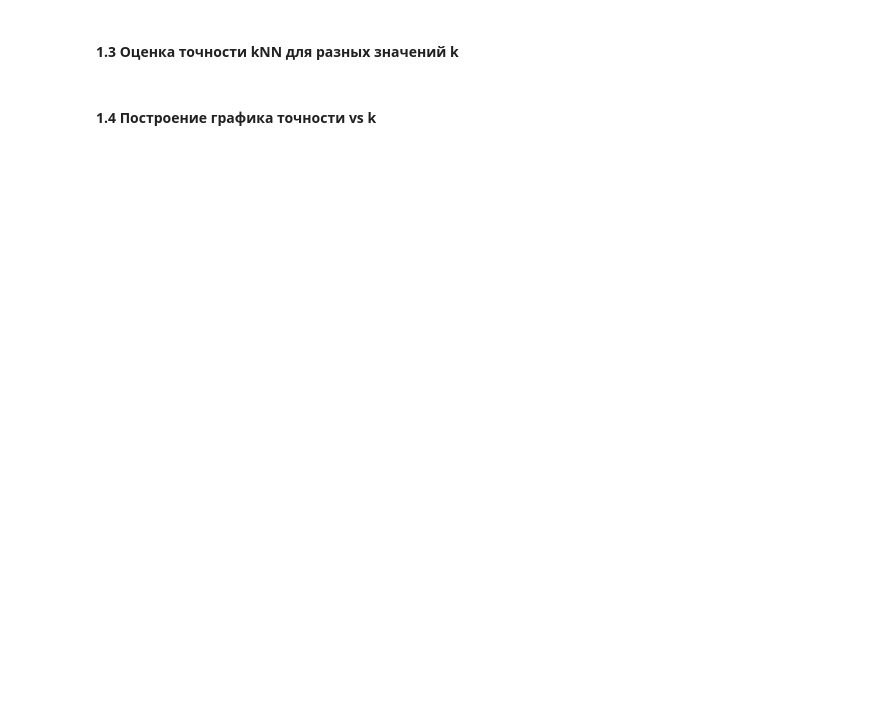
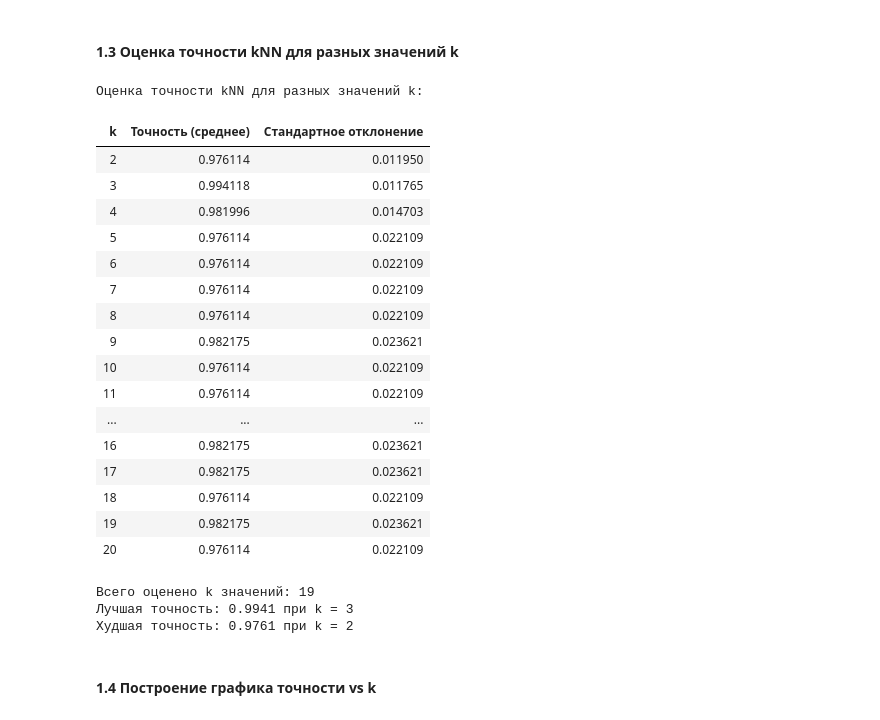
Before and after one commit to Education-Bugaev-RV/TOBD, a Jupyter notebook: ЛР (5)/notebook.ipynb, the cells around one changed output. Cells and saved outputs as stored; diff of their text form; code cells hidden in the pictures; blank space fills up the shorter version.

```diff
--- a/ЛР (5)/notebook.ipynb
+++ b/ЛР (5)/notebook.ipynb
@@ -20,29 +20,8 @@ warnings.filterwarnings('ignore')
 # %% [markdown]
 ## Настройка библиотек
 # %%
-# Настройка стилей визуализации
-plt.style.use('default')
-sns.set_palette("husl")
-
-# Настройка параметров отображения
-plt.rcParams['figure.figsize'] = (10, 6)
-plt.rcParams['font.size'] = 12
-plt.rcParams['axes.grid'] = True
-plt.rcParams['grid.alpha'] = 0.3
-
-# Настройка pandas для отображения
-pd.set_option('display.max_columns', None)
-pd.set_option('display.width', None)
-pd.set_option('display.max_colwidth', 50)
-
 # Настройка numpy для воспроизводимости результатов
 np.random.seed(42)
-
-print("Библиотеки успешно импортированы и настроены!")
-print(f"Версия pandas: {pd.__version__}")
-print(f"Версия numpy: {np.__version__}")
-print(f"Версия matplotlib: {plt.matplotlib.__version__}")
-print(f"Версия seaborn: {sns.__version__}")
 # %% [markdown]
 ## Задание 1: Классификация kNN на датасете flame
 # %% [markdown]
@@ -116,32 +123,62 @@ assert total_samples == X_flame.shape[0], "Ошибка: потеря данны
 # %% [markdown]
 #### 1.3 Оценка точности kNN для разных значений k
 # %%
+
 # Оценка точности kNN для разных значений k от 2 до 20
+from pandas import DataFrame
+
+
 k_range = range(2, 21)  # k от 2 до 20
 k_scores = []
 
 print("Оценка точности kNN для разных значений k:")
-print("k\tТочность (среднее)\tСтандартное отклонение")
-print("-" * 50)
 
 # Цикл оценки для каждого k
+accuracy_for_arr_k = []
 for k in k_range:
     # Создание модели kNN
     knn = KNeighborsClassifier(n_neighbors=k)
 
     # Кросс-валидация с 5 фолдами
     cv_scores = cross_val_score(knn, X_train, y_train, cv=5, scoring='accuracy')
 
     # Сохранение среднего значения точности
     mean_accuracy = cv_scores.mean()
     std_accuracy = cv_scores.std()
     k_scores.append(mean_accuracy)
 
-    print(f"{k}\t{mean_accuracy:.4f}\t\t{std_accuracy:.4f}")
+    accuracy_for_arr_k.append({
+        'k': k,
+        'Точность (среднее)': mean_accuracy,
+        'Стандартное отклонение': std_accuracy,
+    })
+display(DataFrame(accuracy_for_arr_k).style.hide(axis='index'))
 
 print(f"\nВсего оценено k значений: {len(k_scores)}")
 print(f"Лучшая точность: {max(k_scores):.4f} при k = {k_range[k_scores.index(max(k_scores))]}")
 print(f"Худшая точность: {min(k_scores):.4f} при k = {k_range[k_scores.index(min(k_scores))]}")
+# %% [output]
+Оценка точности kNN для разных значений k:
+| k | Точность (среднее) | Стандартное отклонение |
+| 2 | 0.976114 | 0.011950 |
+| 3 | 0.994118 | 0.011765 |
+| 4 | 0.981996 | 0.014703 |
+| 5 | 0.976114 | 0.022109 |
+| 6 | 0.976114 | 0.022109 |
+| 7 | 0.976114 | 0.022109 |
+| 8 | 0.976114 | 0.022109 |
+| 9 | 0.982175 | 0.023621 |
+| 10 | 0.976114 | 0.022109 |
+| 11 | 0.976114 | 0.022109 |
+| ... | ... | ... |
+| 16 | 0.982175 | 0.023621 |
+| 17 | 0.982175 | 0.023621 |
+| 18 | 0.976114 | 0.022109 |
+| 19 | 0.982175 | 0.023621 |
+| 20 | 0.976114 | 0.022109 |
+Всего оценено k значений: 19
+Лучшая точность: 0.9941 при k = 3
+Худшая точность: 0.9761 при k = 2
 # %% [markdown]
 #### 1.4 Построение графика точности vs k
 # %%
```
Also changed, not shown: parts of 8 cells of this notebook.
